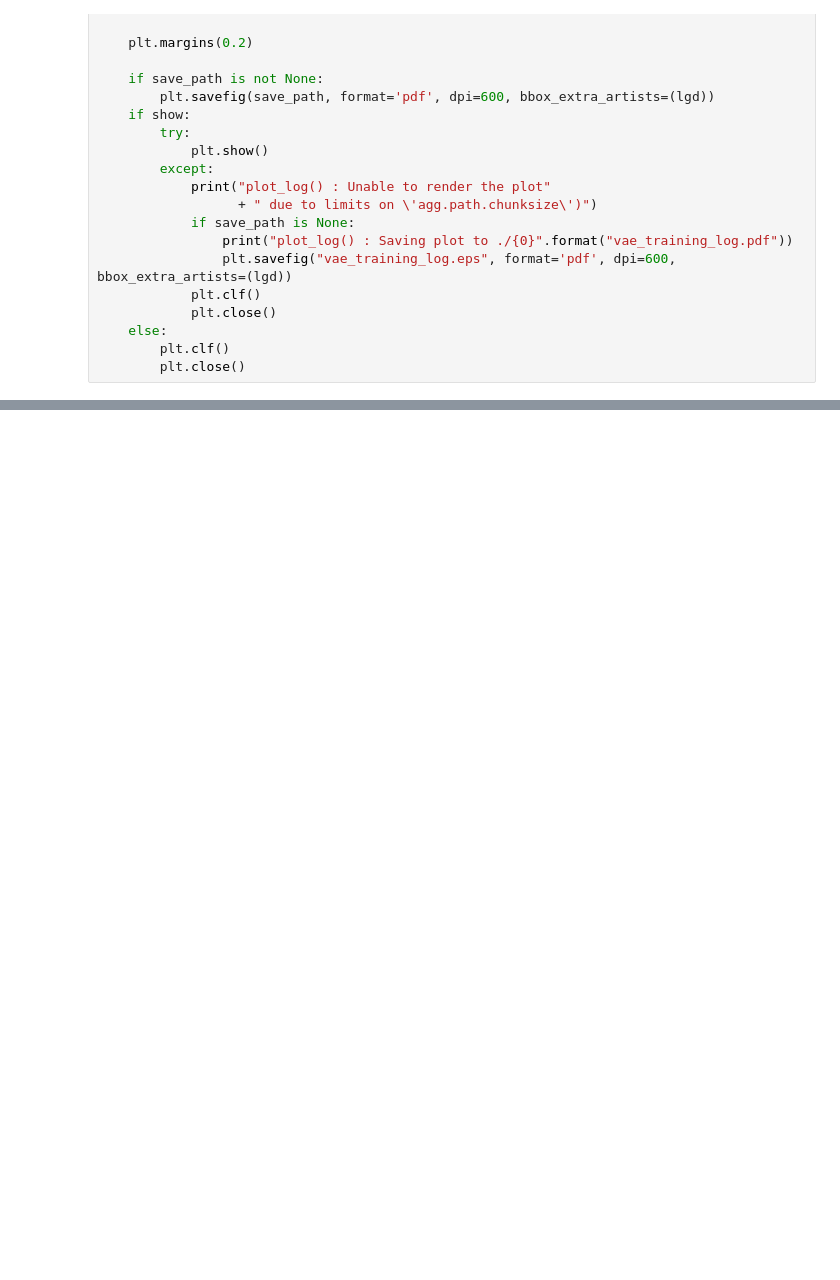
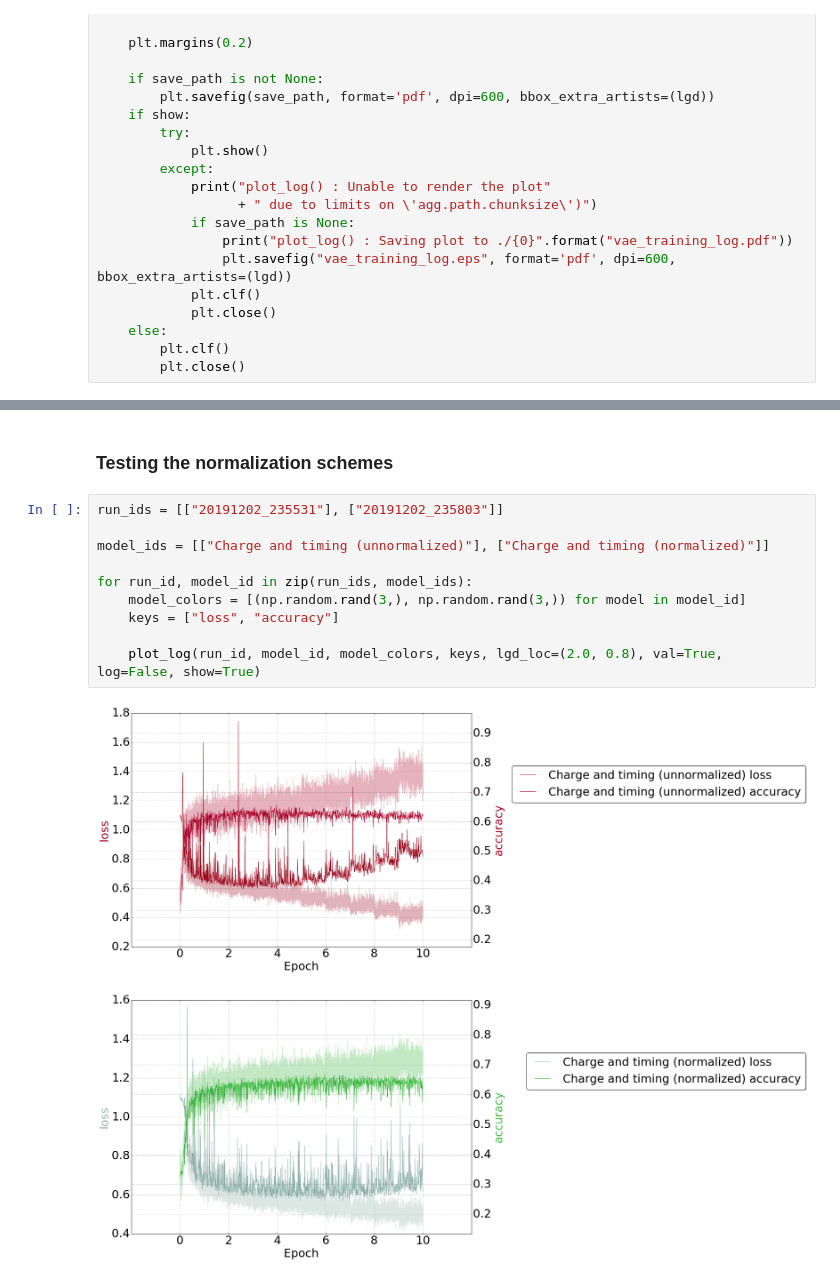
Before and after one commit to WatChMaL/CNN, a Jupyter notebook: notebooks/0212 - New split architecture evaluation.ipynb, the cells around one changed output, grey strips where cells are left out. Saved outputs shown, nothing was run; the diff lists cells and outputs as text; blank space fills up the shorter version.

```diff
--- a/notebooks/0212 - New split architecture evaluation.ipynb
+++ b/notebooks/0212 - New split architecture evaluation.ipynb
@@ -268,2 +293,17 @@ def plot_new_ROC(softmaxes, labels, energies, softmax_index_dict, label_0, label
+# %% [markdown]
+### Testing the normalization schemes
+# %%
+run_ids = [["20191202_235531"], ["20191202_235803"]]
+
+model_ids = [["Charge and timing (unnormalized)"], ["Charge and timing (normalized)"]]
+
+for run_id, model_id in zip(run_ids, model_ids):
+    model_colors = [(np.random.rand(3,), np.random.rand(3,)) for model in model_id]
+    keys = ["loss", "accuracy"]
+
+    plot_log(run_id, model_id, model_colors, keys, lgd_loc=(2.0, 0.8), val=True, log=False, show=True)
+# %% [output]
+[figure, added]
+[figure, added]
 # %%
 num_samples = [900000, 900000]
```
Also changed, not shown: parts of 4 cells of this notebook, 4 other files.
